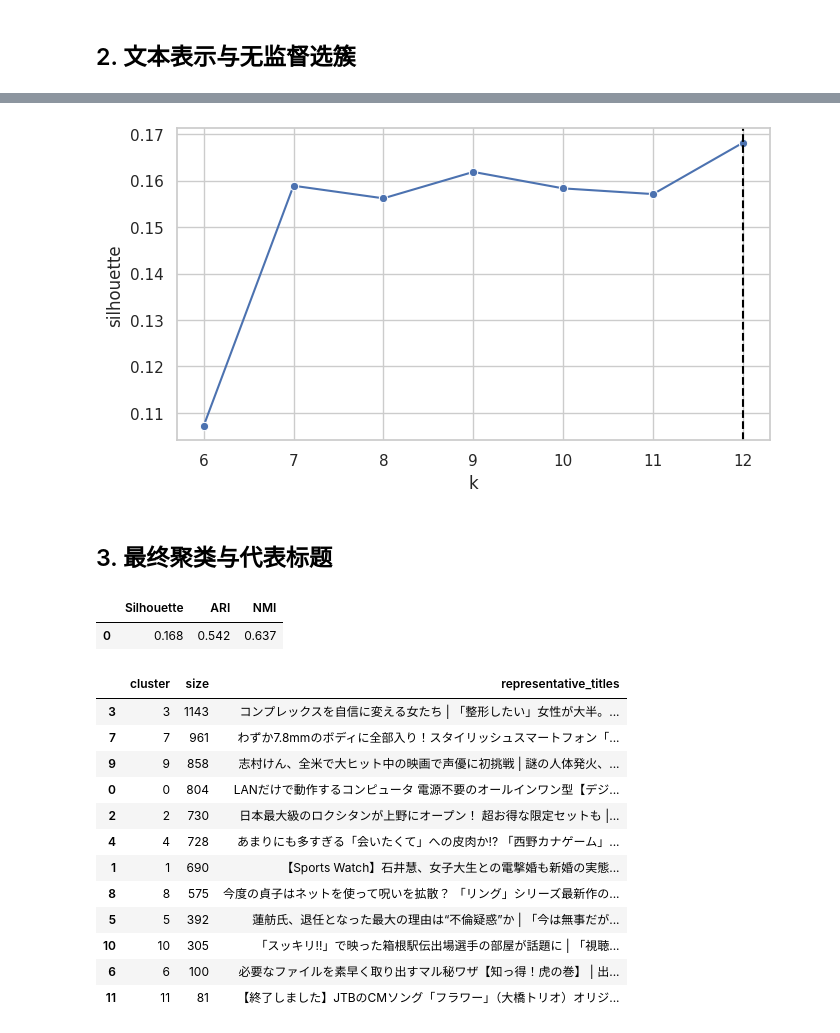
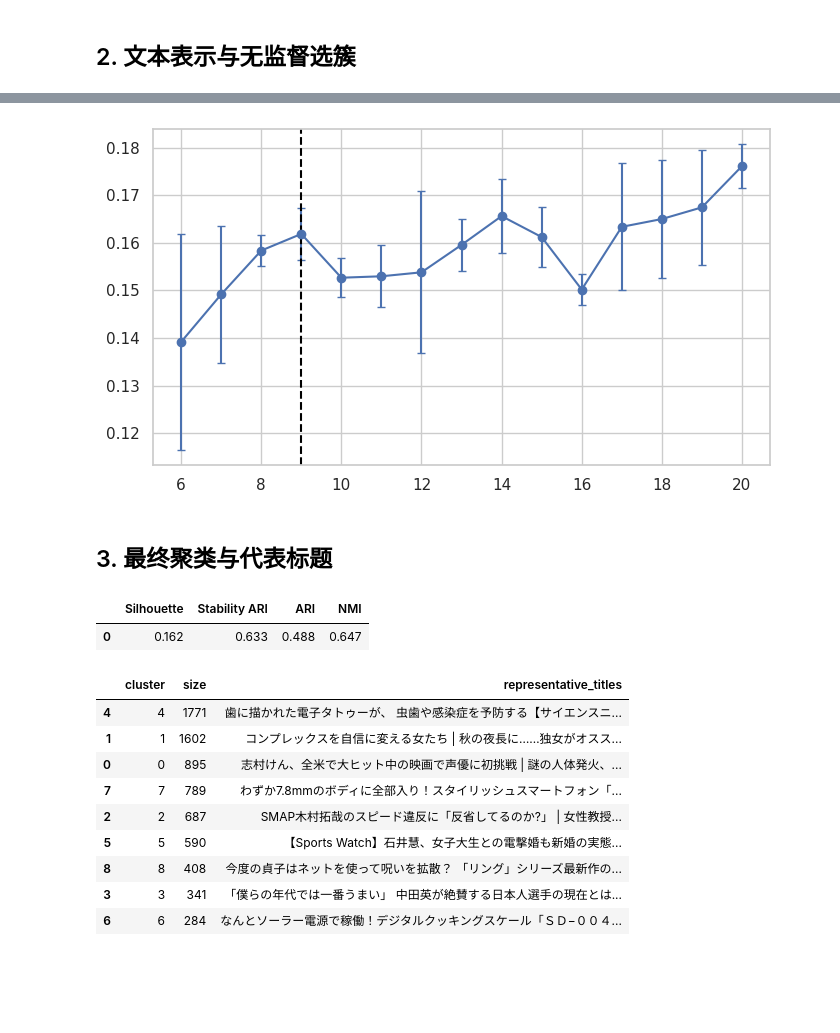
Before and after one commit to guosongnian/japanese-news-clustering, a Jupyter notebook: notebooks/japanese_news_clustering.ipynb, the cells around one changed output, grey strips where cells are left out. Saved outputs shown, nothing was run; the diff lists cells and outputs as text; code cells hidden in the pictures; blank space fills up the shorter version.

Commit message:
Add stable cluster-count selection

```diff
--- a/notebooks/japanese_news_clustering.ipynb
+++ b/notebooks/japanese_news_clustering.ipynb
@@ -49,6 +49,6 @@ representation = Pipeline(
 )
 documents = data.title + " " + data.content.str.slice(0, 1000)
 embedding = representation.fit_transform(documents)
-k_table = select_k(embedding, [6, 7, 8, 9, 10, 11, 12])
+k_table = select_k(embedding, list(range(6, 21)))
 k_table.round(3)
 # %% [output]
@@ -63,42 +71,41 @@ k_table.round(3)
 # %%
-best_k = int(k_table.loc[k_table.silhouette.idxmax(), "k"])
+best_row = k_table.sort_values(["selection_score", "silhouette_mean"], ascending=False).iloc[0]
+best_k = int(best_row["k"])
 plt.figure(figsize=(7, 4))
-sns.lineplot(data=k_table, x="k", y="silhouette", marker="o")
+plt.errorbar(k_table["k"], k_table["silhouette_mean"], yerr=k_table["silhouette_std"], marker="o", capsize=3)
 plt.axvline(best_k, color="black", linestyle="--")
 plt.tight_layout()
 plt.show()
 # %% [output]
-[figure, old version]
+[figure, new version]
 # %% [markdown]
 ## 3. 最终聚类与代表标题
 # %%
 model = MiniBatchKMeans(n_clusters=best_k, n_init=30, batch_size=512, random_state=SEED).fit(embedding)
 metrics = {
-    "Silhouette": k_table.silhouette.max(),
+    "Silhouette": best_row.silhouette_mean,
+    "Stability ARI": best_row.stability_ari,
     "ARI": adjusted_rand_score(data.category, model.labels_),
     "NMI": normalized_mutual_info_score(data.category, model.labels_),
 }
 pd.DataFrame([metrics]).round(3)
 # %% [output]
-|  | Silhouette | ARI | NMI |
-| 0 | 0.168 | 0.542 | 0.637 |
+|  | Silhouette | Stability ARI | ARI | NMI |
+| 0 | 0.162 | 0.633 | 0.488 | 0.647 |
 # %%
 summary = representative_titles(data, embedding, model)
 summary
 # %% [output]
 |  | cluster | size | representative_titles |
-| 3 | 3 | 1143 | コンプレックスを自信に変える女たち | 「整形したい」女性が大半。... |
-| 7 | 7 | 961 | わずか7.8mmのボディに全部入り！スタイリッシュスマートフォン「... |
-| 9 | 9 | 858 | 志村けん、全米で大ヒット中の映画で声優に初挑戦 | 謎の人体発火、... |
-| 0 | 0 | 804 | LANだけで動作するコンピュータ 電源不要のオールインワン型【デジ... |
-| 2 | 2 | 730 | 日本最大級のロクシタンが上野にオープン！ 超お得な限定セットも |... |
-| 4 | 4 | 728 | あまりにも多すぎる「会いたくて」への皮肉か!? 「西野カナゲーム」... |
-| 1 | 1 | 690 | 【Sports Watch】石井慧、女子大生との電撃婚も新婚の実態... |
-| 8 | 8 | 575 | 今度の貞子はネットを使って呪いを拡散？ 「リング」シリーズ最新作の... |
-| 5 | 5 | 392 | 蓮舫氏、退任となった最大の理由は“不倫疑惑”か | 「今は無事だが... |
-| 10 | 10 | 305 | 「スッキリ!!」で映った箱根駅伝出場選手の部屋が話題に | 「視聴... |
-| 6 | 6 | 100 | 必要なファイルを素早く取り出すマル秘ワザ【知っ得！虎の巻】 | 出... |
-| 11 | 11 | 81 | 【終了しました】JTBのCMソング「フラワー」（大橋トリオ）オリジ... |
+| 4 | 4 | 1771 | 歯に描かれた電子タトゥーが、 虫歯や感染症を予防する【サイエンスニ... |
+| 1 | 1 | 1602 | コンプレックスを自信に変える女たち | 秋の夜長に……独女がオスス... |
+| 0 | 0 | 895 | 志村けん、全米で大ヒット中の映画で声優に初挑戦 | 謎の人体発火、... |
+| 7 | 7 | 789 | わずか7.8mmのボディに全部入り！スタイリッシュスマートフォン「... |
+| 2 | 2 | 687 | SMAP木村拓哉のスピード違反に「反省してるのか?」 | 女性教授... |
+| 5 | 5 | 590 | 【Sports Watch】石井慧、女子大生との電撃婚も新婚の実態... |
+| 8 | 8 | 408 | 今度の貞子はネットを使って呪いを拡散？ 「リング」シリーズ最新作の... |
+| 3 | 3 | 341 | 「僕らの年代では一番うまい」 中田英が絶賛する日本人選手の現在とは... |
+| 6 | 6 | 284 | なんとソーラー電源で稼働！デジタルクッキングスケール「ＳＤ−００４... |
 # %%
 plt.figure(figsize=(8, 5))
 sns.scatterplot(x=embedding[:, 0], y=embedding[:, 1], hue=model.labels_, palette="tab10", s=18, alpha=.7, legend=False)
```
Also changed, not shown: parts of 3 cells of this notebook, 4 other files.
